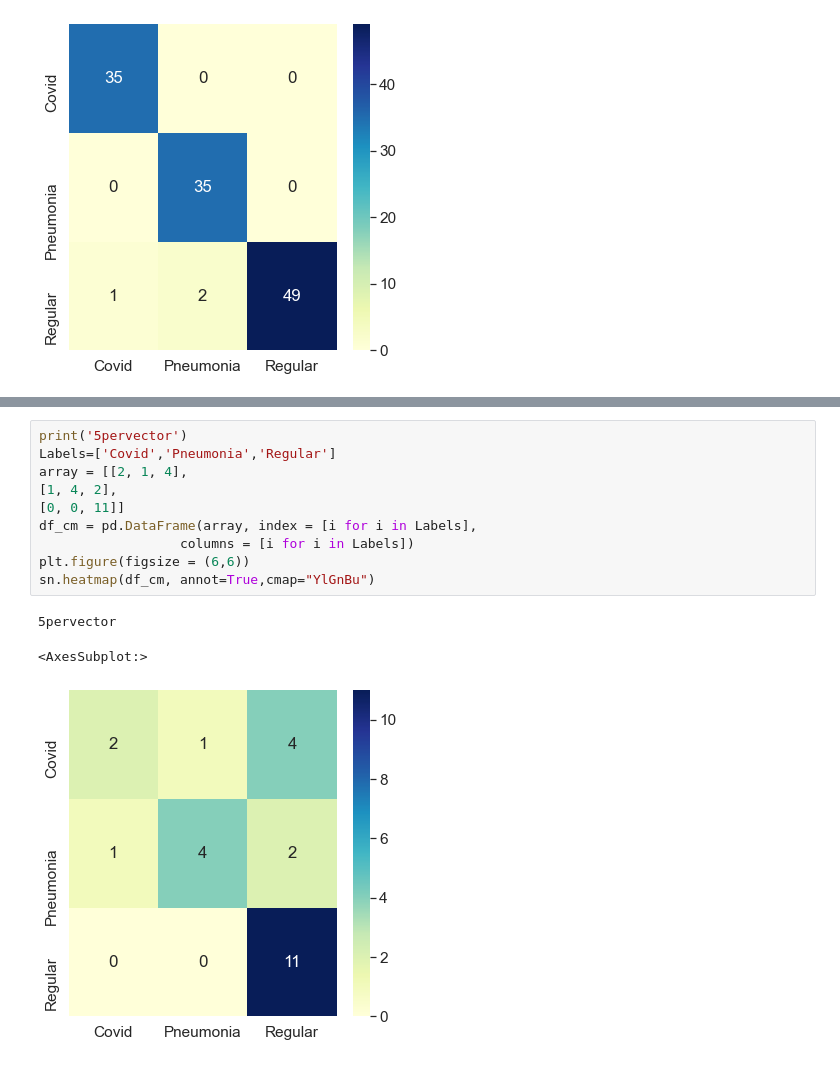
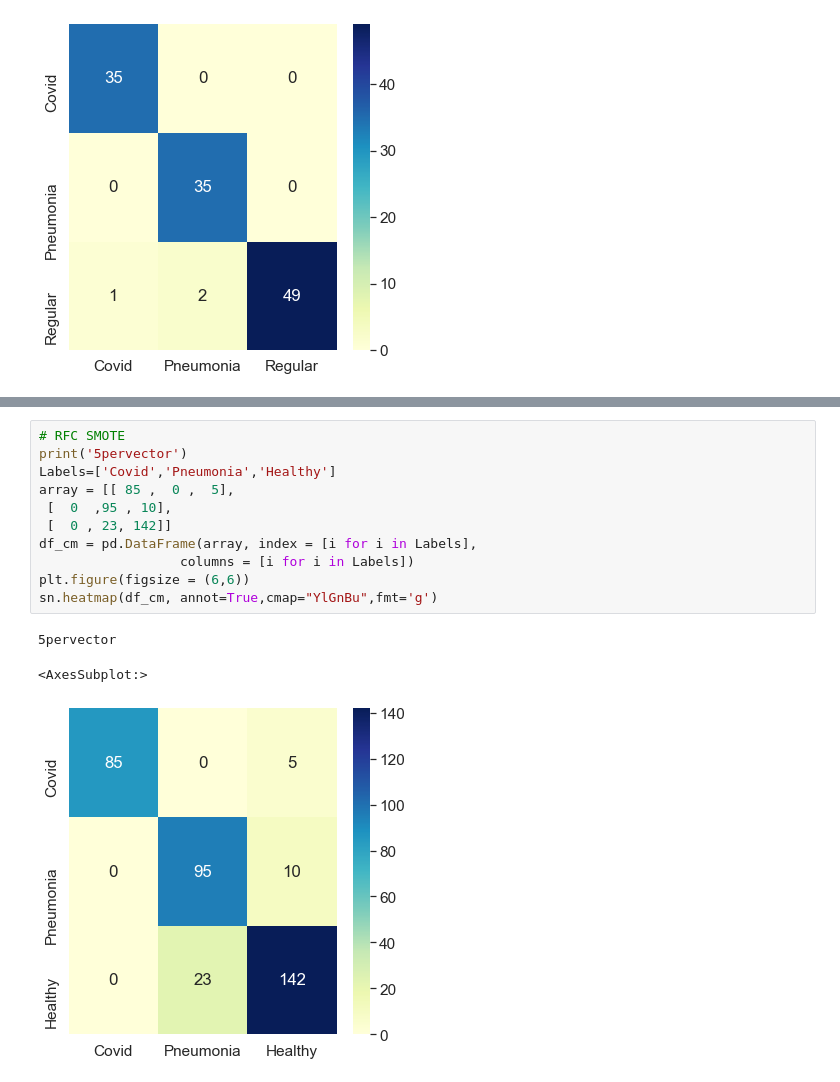
Before and after one commit to BasselSharaf/Covid-LUS-Diagnosis, a Jupyter notebook: Multiple Model Voting/displayer.ipynb, the cells around one changed output, grey strips where cells are left out. Saved outputs shown, nothing was run; the diff lists cells and outputs as text.

```diff
--- a/Multiple Model Voting/displayer.ipynb
+++ b/Multiple Model Voting/displayer.ipynb
@@ -116,14 +118,15 @@ sn.heatmap(df_cm, annot=True,cmap="YlGnBu")
 # %%
+# RFC SMOTE
 print('5pervector')
-Labels=['Covid','Pneumonia','Regular']
-array = [[2, 1, 4],
-[1, 4, 2],
-[0, 0, 11]]
+Labels=['Covid','Pneumonia','Healthy']
+array = [[ 85 ,  0 ,  5],
+ [  0  ,95 , 10],
+ [  0 , 23, 142]]
 df_cm = pd.DataFrame(array, index = [i for i in Labels],
                   columns = [i for i in Labels])
 plt.figure(figsize = (6,6))
-sn.heatmap(df_cm, annot=True,cmap="YlGnBu")
+sn.heatmap(df_cm, annot=True,cmap="YlGnBu",fmt='g')
 # %% [output]
 5pervector
 <AxesSubplot:>
-[figure, old version]
+[figure, new version]
```
Also changed, not shown: parts of 6 cells of this notebook, 42 other files.
